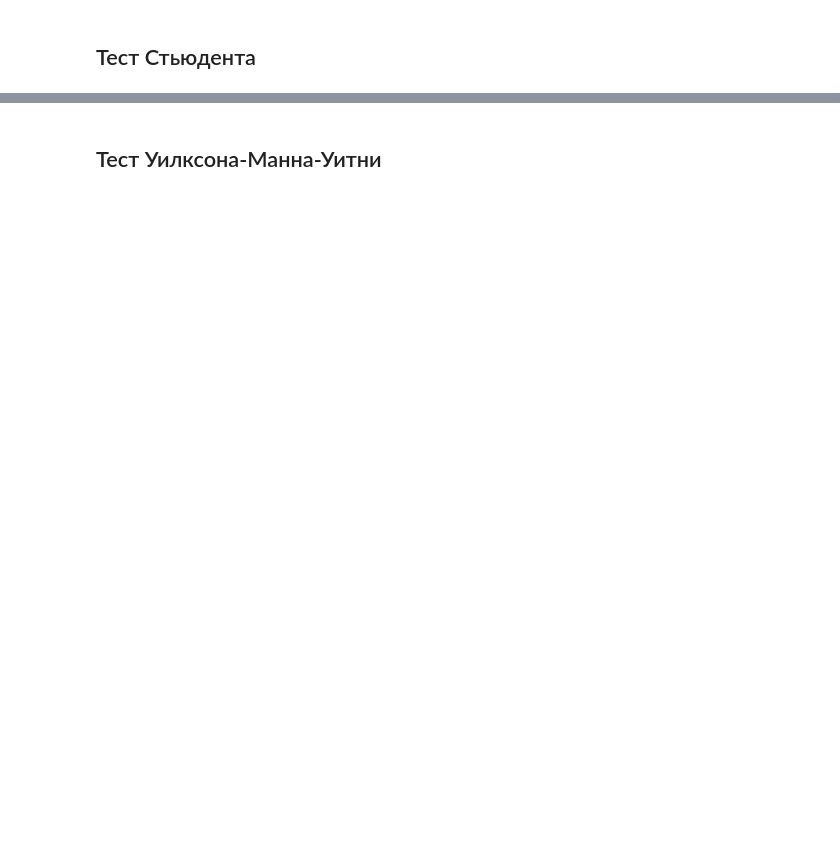
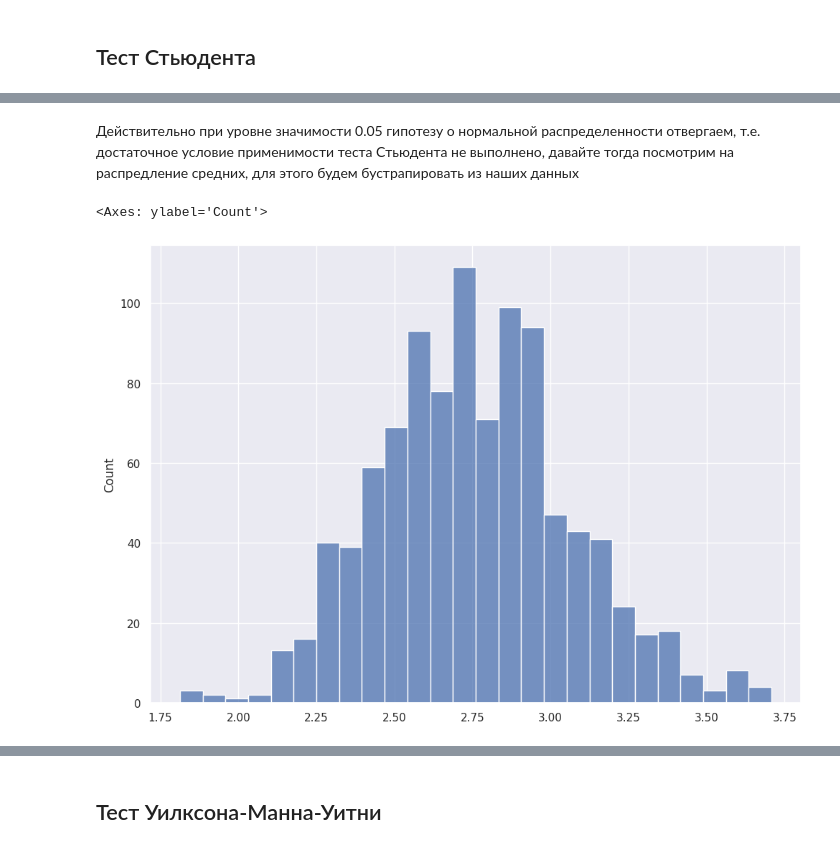
Before and after one commit to qjerryk/stat-prac, a Jupyter notebook: stat.ipynb, the cells around one changed output, grey strips where cells are left out. Saved outputs shown, nothing was run; the diff lists cells and outputs as text; code cells hidden in the pictures; blank space fills up the shorter version.

```diff
--- a/stat.ipynb
+++ b/stat.ipynb
@@ -1069,0 +1107,13 @@ for alternative in ['two-sided', 'less', 'greater']:
+# %% [markdown]
+Действительно при уровне значимости 0.05 гипотезу о нормальной распределенности отвергаем, т.е. достаточное условие применимости теста Стьюдента не выполнено, давайте тогда посмотрим на распредление средних, для этого будем бустрапировать из наших данных
+# %%
+data1 = df[df['Opening ECO'] == 'C61']["White's Number of Inaccuracies"]
+data2 = df[df['Opening ECO'] == 'C62']["White's Number of Inaccuracies"]
+means = []
+for i in range(1000):
+    indx = np.random.choice(data1.shape[0], data1.shape[0])
+    means.append(np.mean(data1.iloc[indx]))
+sns.histplot(means)
+# %% [output]
+<Axes: ylabel='Count'>
+[figure, added]
```
Also changed, not shown: parts of 149 cells of this notebook.
